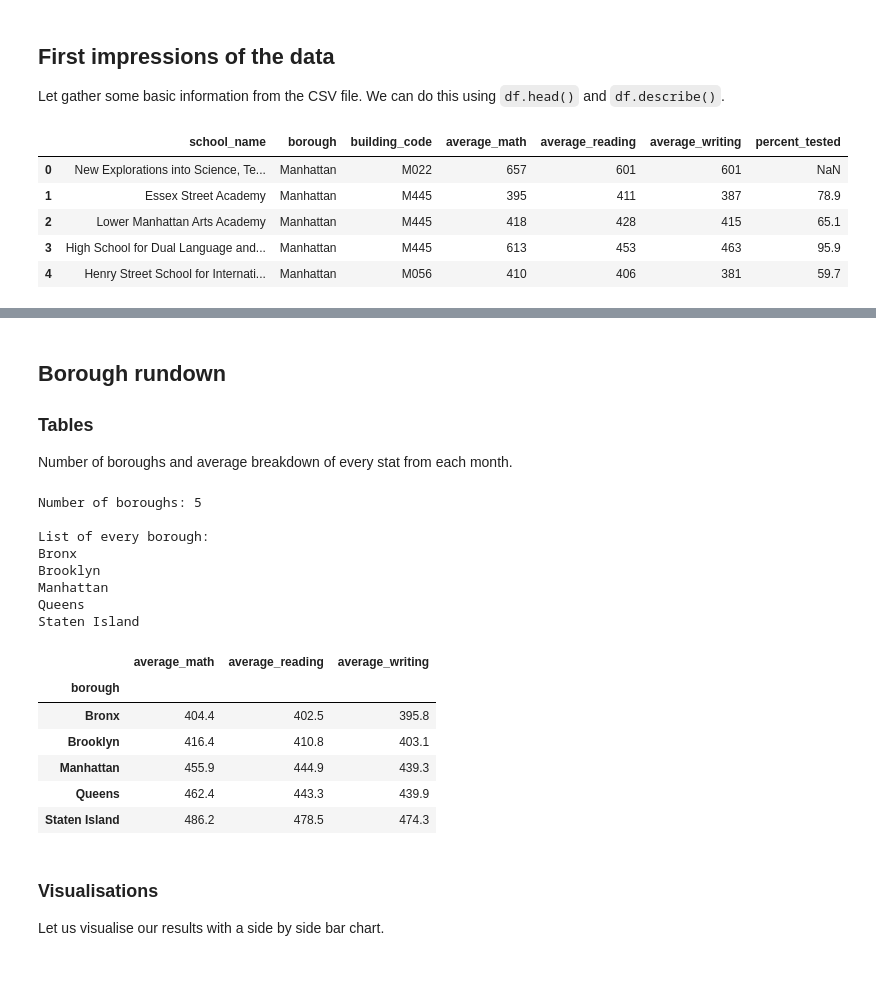
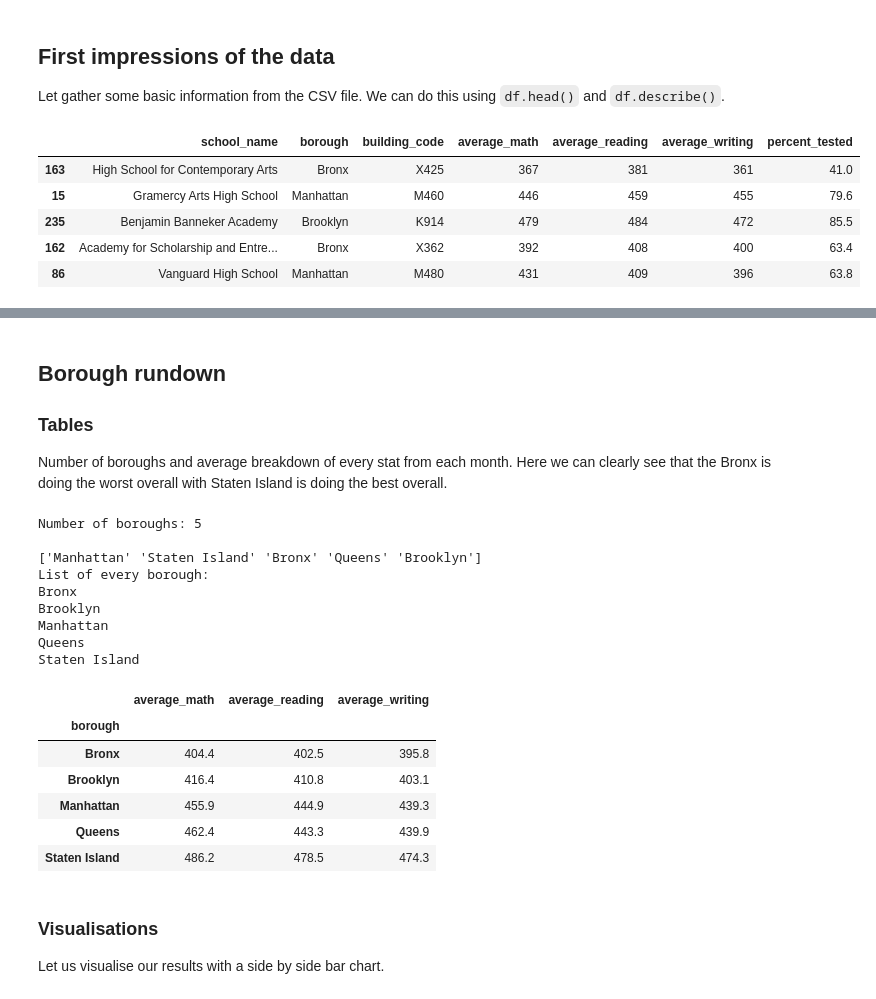
Before and after one commit to AdnanH901/NYC_public_school_test_results_analysis, a Jupyter notebook: notebook.ipynb, the cells around one changed output, grey strips where cells are left out. Saved outputs shown, nothing was run; the diff lists cells and outputs as text; code cells hidden in the pictures; blank space fills up the shorter version.

```diff
--- a/notebook.ipynb
+++ b/notebook.ipynb
@@ -18,23 +18,23 @@ Let gather some basic information from the CSV file. We can do this using `df.he
 # %%
 # Import relevant libraries
 import pandas as pd
 import numpy as np
 import matplotlib.pyplot as plt
 import plotly.express as px
 import seaborn as sns
 
 # Read in the data
 schools = pd.read_csv("schools.csv")
 
 # Preview the data
-schools.head()
+schools.sample(5)
 # %% [output]
 |  | school_name | borough | building_code | average_math | average_reading | average_writing | percent_tested |
-| 0 | New Explorations into Science, Te... | Manhattan | M022 | 657 | 601 | 601 | NaN |
-| 1 | Essex Street Academy | Manhattan | M445 | 395 | 411 | 387 | 78.9 |
-| 2 | Lower Manhattan Arts Academy | Manhattan | M445 | 418 | 428 | 415 | 65.1 |
-| 3 | High School for Dual Language and... | Manhattan | M445 | 613 | 453 | 463 | 95.9 |
-| 4 | Henry Street School for Internati... | Manhattan | M056 | 410 | 406 | 381 | 59.7 |
+| 163 | High School for Contemporary Arts | Bronx | X425 | 367 | 381 | 361 | 41.0 |
+| 15 | Gramercy Arts High School | Manhattan | M460 | 446 | 459 | 455 | 79.6 |
+| 235 | Benjamin Banneker Academy | Brooklyn | K914 | 479 | 484 | 472 | 85.5 |
+| 162 | Academy for Scholarship and Entre... | Bronx | X362 | 392 | 408 | 400 | 63.4 |
+| 86 | Vanguard High School | Manhattan | M480 | 431 | 409 | 396 | 63.8 |
 # %%
 schools.info()
 # %% [output]
@@ -55,23 +55,28 @@ memory usage: 20.6+ KB
 # %% [markdown]
 ## Borough rundown
 ### Tables
-Number of boroughs and average breakdown of every stat from each month.
+Number of boroughs and average breakdown of every stat from each month. Here we can clearly see that the Bronx is doing the worst overall with Staten Island is doing the best overall.
 # %%
 unique_boroughs_list = np.array(schools.borough.unique())
 unique_boroughs_number = np.shape(unique_boroughs_list)[0]
 
 print(f"Number of boroughs: {unique_boroughs_number}\n")
 
+print(unique_boroughs_list)
+
 print("List of every borough:")
 for borough in sorted(unique_boroughs_list):
     print(borough)
 
+
 average_list = ['average_math', 'average_reading', 'average_writing']
-borough_averages = schools.groupby('borough')[average_list].mean().round(1)
+borough_averages = pd.DataFrame(schools.groupby('borough')[average_list].mean().round(1))
+unique_boroughs_list = borough_averages.index
 borough_averages
 # %% [output]
 Number of boroughs: 5
 
+['Manhattan' 'Staten Island' 'Bronx' 'Queens' 'Brooklyn']
 List of every borough:
 Bronx
 Brooklyn
```
Also changed, not shown: parts of 10 cells of this notebook.
